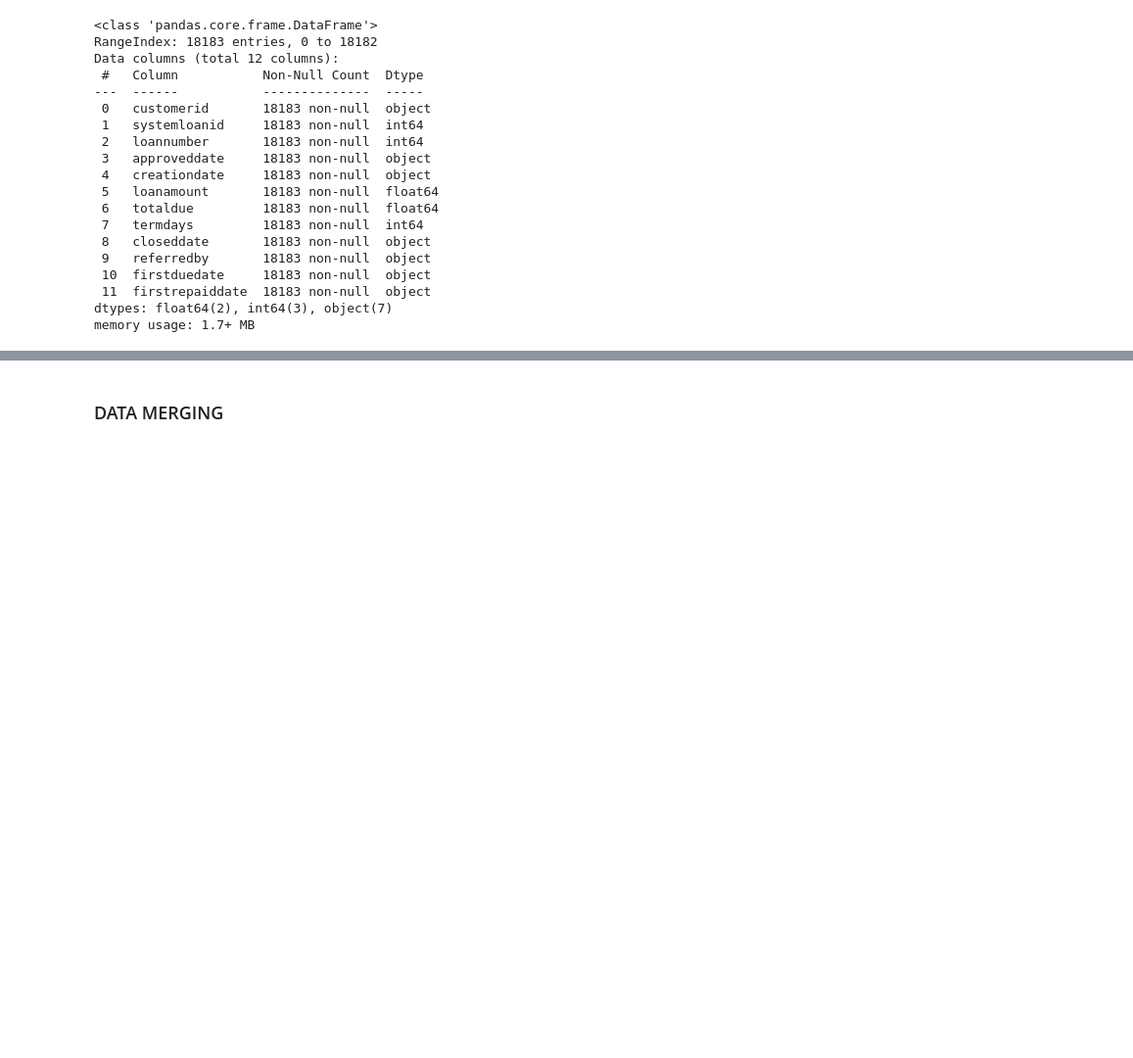
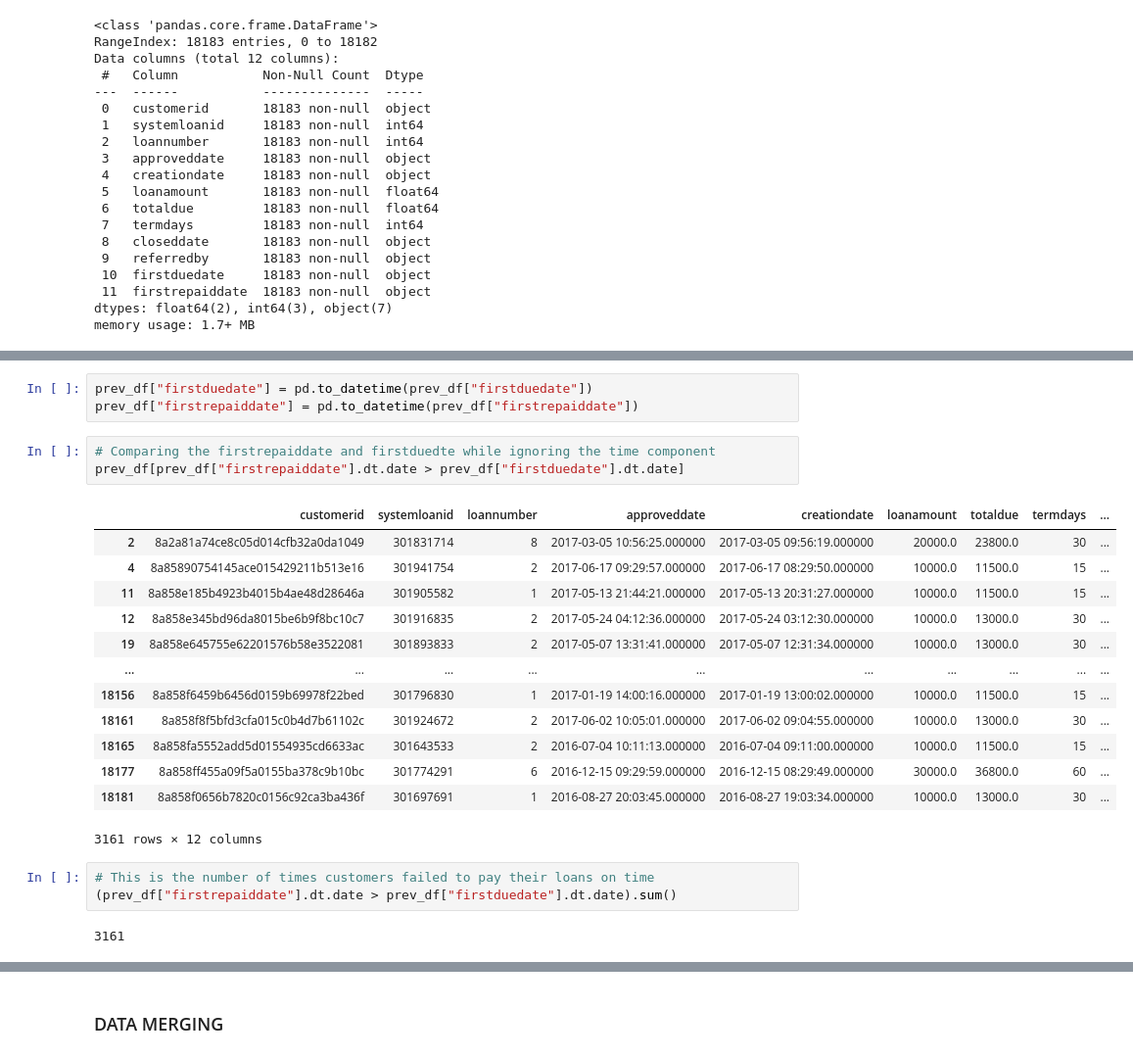
Before and after one commit to MargaretOluwadare/HAMOYE-NUMPY-GROUP-CAPSTONE, a Jupyter notebook: loans_project-Copy1-checkpoint.ipynb, the cells around one changed output, grey strips where cells are left out. Shown at 98% size. Cells and saved outputs as stored; diff of their text form; blank space fills up the shorter version.

```diff
--- a/loans_project-Copy1-checkpoint.ipynb
+++ b/loans_project-Copy1-checkpoint.ipynb
@@ -309,0 +379,25 @@ memory usage: 1.7+ MB
+# %%
+prev_df["firstduedate"] = pd.to_datetime(prev_df["firstduedate"])
+prev_df["firstrepaiddate"] = pd.to_datetime(prev_df["firstrepaiddate"])
+# %%
+# Comparing the firstrepaiddate and firstduedte while ignoring the time component
+prev_df[prev_df["firstrepaiddate"].dt.date > prev_df["firstduedate"].dt.date]
+# %% [output]
+|  | customerid | systemloanid | loannumber | approveddate | creationdate | loanamount | totaldue | termdays | ... |
+| 2 | 8a2a81a74ce8c05d014cfb32a0da1049 | 301831714 | 8 | 2017-03-05 10:56:25.000000 | 2017-03-05 09:56:19.000000 | 20000.0 | 23800.0 | 30 | ... |
+| 4 | 8a85890754145ace015429211b513e16 | 301941754 | 2 | 2017-06-17 09:29:57.000000 | 2017-06-17 08:29:50.000000 | 10000.0 | 11500.0 | 15 | ... |
+| 11 | 8a858e185b4923b4015b4ae48d28646a | 301905582 | 1 | 2017-05-13 21:44:21.000000 | 2017-05-13 20:31:27.000000 | 10000.0 | 11500.0 | 15 | ... |
+| 12 | 8a858e345bd96da8015be6b9f8bc10c7 | 301916835 | 2 | 2017-05-24 04:12:36.000000 | 2017-05-24 03:12:30.000000 | 10000.0 | 13000.0 | 30 | ... |
+| 19 | 8a858e645755e62201576b58e3522081 | 301893833 | 2 | 2017-05-07 13:31:41.000000 | 2017-05-07 12:31:34.000000 | 10000.0 | 13000.0 | 30 | ... |
+| ... | ... | ... | ... | ... | ... | ... | ... | ... | ... |
+| 18156 | 8a858f6459b6456d0159b69978f22bed | 301796830 | 1 | 2017-01-19 14:00:16.000000 | 2017-01-19 13:00:02.000000 | 10000.0 | 11500.0 | 15 | ... |
+| 18161 | 8a858f8f5bfd3cfa015c0b4d7b61102c | 301924672 | 2 | 2017-06-02 10:05:01.000000 | 2017-06-02 09:04:55.000000 | 10000.0 | 13000.0 | 30 | ... |
+| 18165 | 8a858fa5552add5d01554935cd6633ac | 301643533 | 2 | 2016-07-04 10:11:13.000000 | 2016-07-04 09:11:00.000000 | 10000.0 | 11500.0 | 15 | ... |
+| 18177 | 8a858ff455a09f5a0155ba378c9b10bc | 301774291 | 6 | 2016-12-15 09:29:59.000000 | 2016-12-15 08:29:49.000000 | 30000.0 | 36800.0 | 60 | ... |
+| 18181 | 8a858f0656b7820c0156c92ca3ba436f | 301697691 | 1 | 2016-08-27 20:03:45.000000 | 2016-08-27 19:03:34.000000 | 10000.0 | 13000.0 | 30 | ... |
+3161 rows × 12 columns
+# %%
+# This is the number of times customers failed to pay their loans on time
+(prev_df["firstrepaiddate"].dt.date > prev_df["firstduedate"].dt.date).sum()
+# %% [output]
+3161
```
Also changed, not shown: parts of 24 cells of this notebook.
